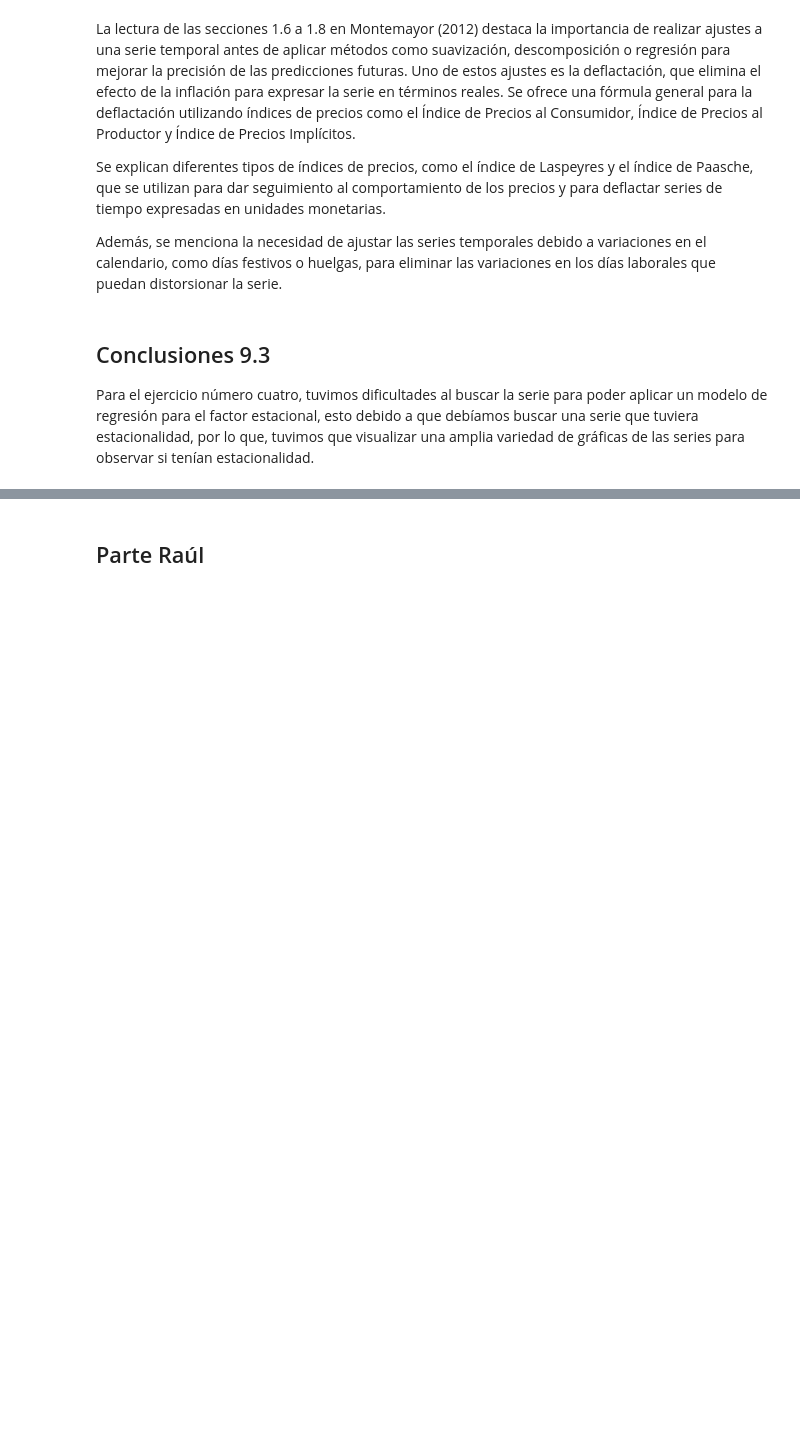
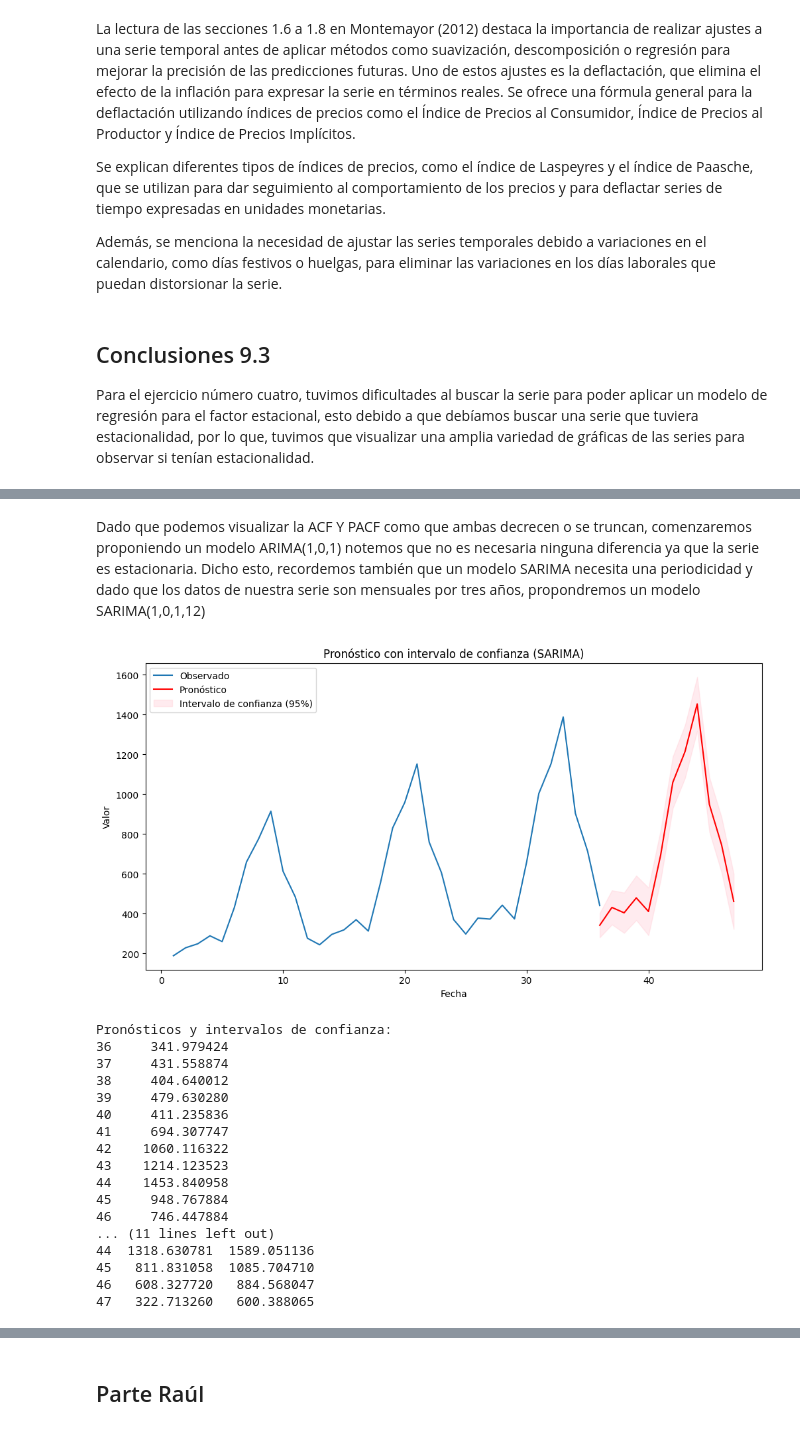
Before and after one commit to maferpy/unidad9, a Jupyter notebook: pronosticos.ipynb, the cells around one changed output, grey strips where cells are left out. Saved outputs shown, nothing was run; the diff lists cells and outputs as text; code cells hidden in the pictures; blank space fills up the shorter version.

```diff
--- a/pronosticos.ipynb
+++ b/pronosticos.ipynb
@@ -723,0 +884,47 @@ Para el ejercicio número cuatro, tuvimos dificultades al buscar la serie para p
+# %% [markdown]
+Dado que podemos visualizar la ACF Y PACF como que ambas decrecen o se truncan, comenzaremos proponiendo un modelo ARIMA(1,0,1) notemos que no es necesaria ninguna diferencia ya que la serie es estacionaria. Dicho esto, recordemos también que un modelo SARIMA necesita una periodicidad y dado que los datos de nuestra serie son mensuales por tres años, propondremos un modelo SARIMA(1,0,1,12)
+# %%
+# Ajustar el modelo SARIMA
+model = sm.tsa.SARIMAX(df4['Yt'], order=(1, 0, 1), seasonal_order=(1, 0, 1, 12))
+fit2 = model.fit(disp=False)
+
+# Pronósticos
+forecast = fit2.get_forecast(steps=12)
+
+# Intervalos de confianza
+ci = forecast.conf_int()
+
+# Graficar
+plt.figure(figsize=(12, 6))
+plt.plot(df4['t'], df4['Yt'], label='Observado')
+plt.plot(forecast.predicted_mean.index, forecast.predicted_mean, color='red', label='Pronóstico')
+plt.fill_between(ci.index, ci.iloc[:, 0], ci.iloc[:, 1], color='pink', alpha=0.3, label='Intervalo de confianza (95%)')
+plt.xlabel('Fecha')
+plt.ylabel('Valor')
+plt.title('Pronóstico con intervalo de confianza (SARIMA)')
+plt.legend()
+plt.show()
+
+# Imprimir los pronósticos y los intervalos de confianza
+print("Pronósticos y intervalos de confianza:")
+print(forecast.predicted_mean)
+print(ci)
+# %% [output]
+[figure, added]
+Pronósticos y intervalos de confianza:
+36     341.979424
+37     431.558874
+38     404.640012
+39     479.630280
+40     411.235836
+41     694.307747
+42    1060.116322
+43    1214.123523
+44    1453.840958
+45     948.767884
+46     746.447884
+... (11 lines left out)
+44  1318.630781  1589.051136
+45   811.831058  1085.704710
+46   608.327720   884.568047
+47   322.713260   600.388065
```
Also changed, not shown: parts of 23 cells of this notebook.
